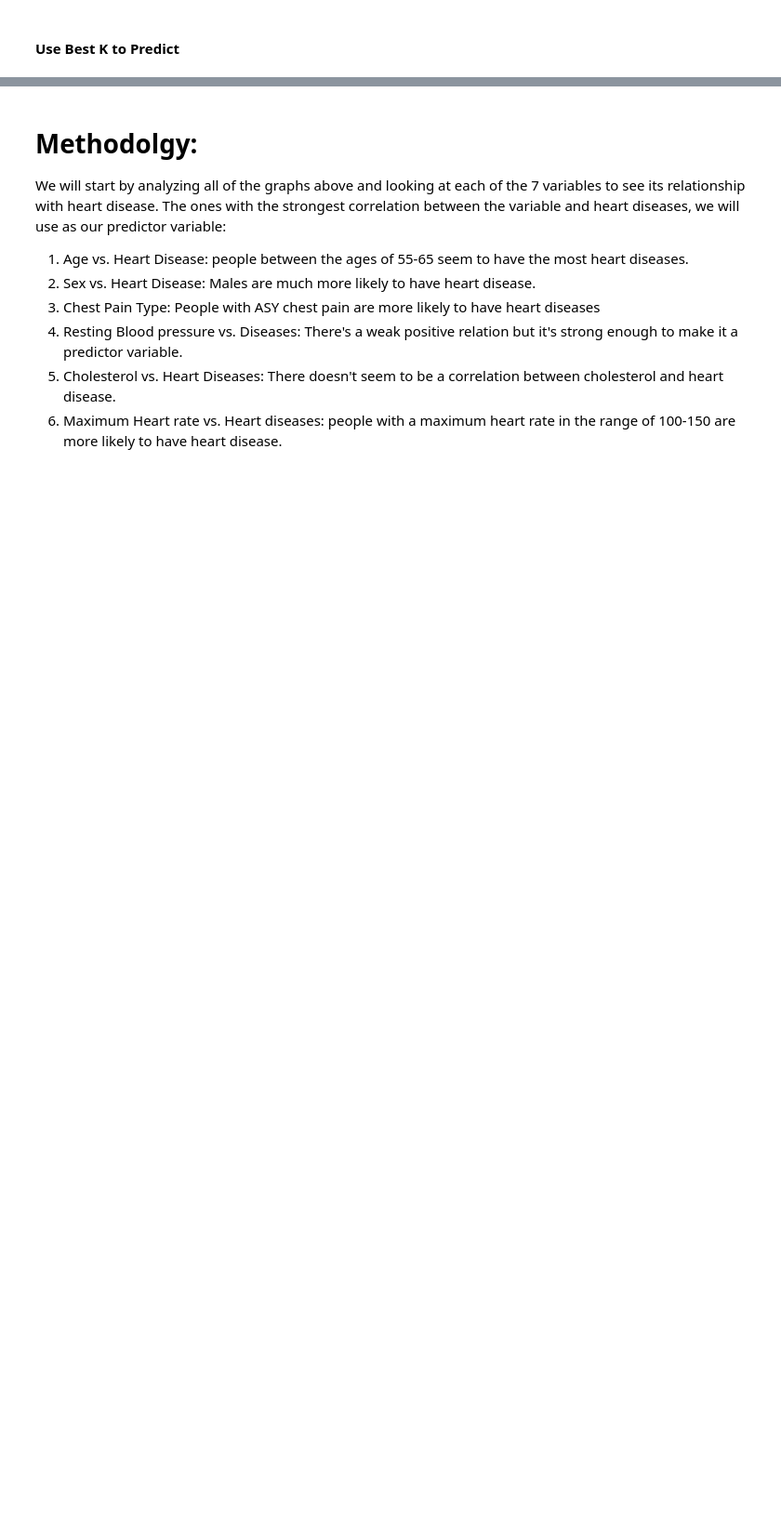
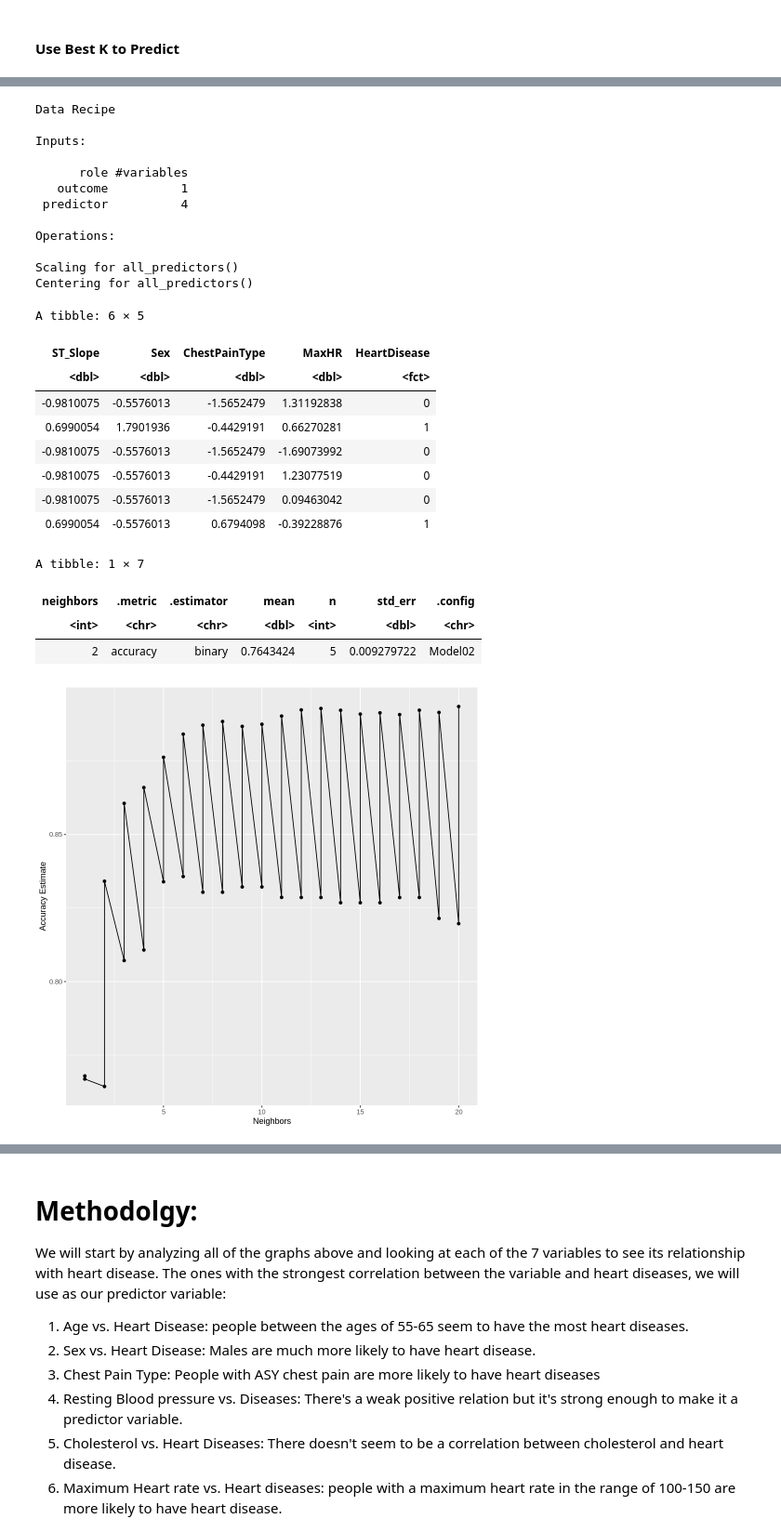
Before and after one commit to Simpson1104/Group-Proposal, a Jupyter notebook: Wrangling_data.ipynb, the cells around one changed output, grey strips where cells are left out. Shown at 93% size. Cells and saved outputs as stored; diff of their text form; code cells hidden in the pictures; blank space fills up the shorter version.

```diff
--- a/Wrangling_data.ipynb
+++ b/Wrangling_data.ipynb
@@ -488,0 +502,7 @@ A tibble: 229 × 13
+# %%
+heart_train <- heart_train %>%
+               mutate(ST_Slope = as_factor(ST_Slope)) %>%
+               mutate(ST_Slope = as.numeric(ST_Slope))
+
+head(heart_train)
+#note st_slope : 1 = up, 2 = flat, 3 = down
@@ -488,0 +519,46 @@ A tibble: 229 × 13
+# %%
+knn_tune <- nearest_neighbor(weight_func = "rectangular", neighbors = tune()) %>%
+            set_engine("kknn") %>%
+            set_mode("classification")
+
+heart_recipe <- recipe(HeartDisease ~ ST_Slope + Sex + ChestPainType + MaxHR, data = heart_train) %>%
+step_scale(all_predictors()) %>%
+step_center(all_predictors())
+
+preprocessed_data <- heart_recipe %>%
+                     prep() %>%
+                     bake(heart_train)
+
+heart_vfold <- vfold_cv(heart_train, v = 5, strata = HeartDisease)
+
+heart_workflow <- workflow() %>%
+                  add_recipe(heart_recipe) %>%
+                  add_model(knn_tune)
+
+
+gridvals <- tibble(neighbors = seq(from = 1, to = 20))
+
+
+heart_results <- heart_workflow %>%
+                tune_grid(resamples = heart_vfold, grid = gridvals) %>%
+               collect_metrics()
+
+heart_min <- heart_results %>%
+             filter(.metric == "accuracy") %>%
+             arrange(mean) %>%
+             head(n = 1)
+
+accuracy_versus_k <- ggplot(heart_results, aes(x = neighbors, y = mean))+
+                     geom_point() +
+                     geom_line() +
+                     labs(x = "Neighbors", y = "Accuracy Estimate")
+
+
+
+
+knn_tune
+heart_recipe
+head(preprocessed_data)
+heart_min
+accuracy_versus_k
+# %% [output]
@@ -488,0 +572,26 @@ A tibble: 229 × 13
+Data Recipe
+
+Inputs:
+
+      role #variables
+   outcome          1
+ predictor          4
+
+Operations:
+
+Scaling for all_predictors()
+Centering for all_predictors()
+A tibble: 6 × 5
+| ST_Slope | Sex | ChestPainType | MaxHR | HeartDisease |
+| <dbl> | <dbl> | <dbl> | <dbl> | <fct> |
+| -0.9810075 | -0.5576013 | -1.5652479 | 1.31192838 | 0 |
+| 0.6990054 | 1.7901936 | -0.4429191 | 0.66270281 | 1 |
+| -0.9810075 | -0.5576013 | -1.5652479 | -1.69073992 | 0 |
+| -0.9810075 | -0.5576013 | -0.4429191 | 1.23077519 | 0 |
+| -0.9810075 | -0.5576013 | -1.5652479 | 0.09463042 | 0 |
+| 0.6990054 | -0.5576013 | 0.6794098 | -0.39228876 | 1 |
+A tibble: 1 × 7
+| neighbors | .metric | .estimator | mean | n | std_err | .config |
+| <int> | <chr> | <chr> | <dbl> | <int> | <dbl> | <chr> |
+| 2 | accuracy | binary | 0.7643424 | 5 | 0.009279722 | Model02 |
+[figure, added]
```
Also changed, not shown: parts of 6 cells of this notebook.
